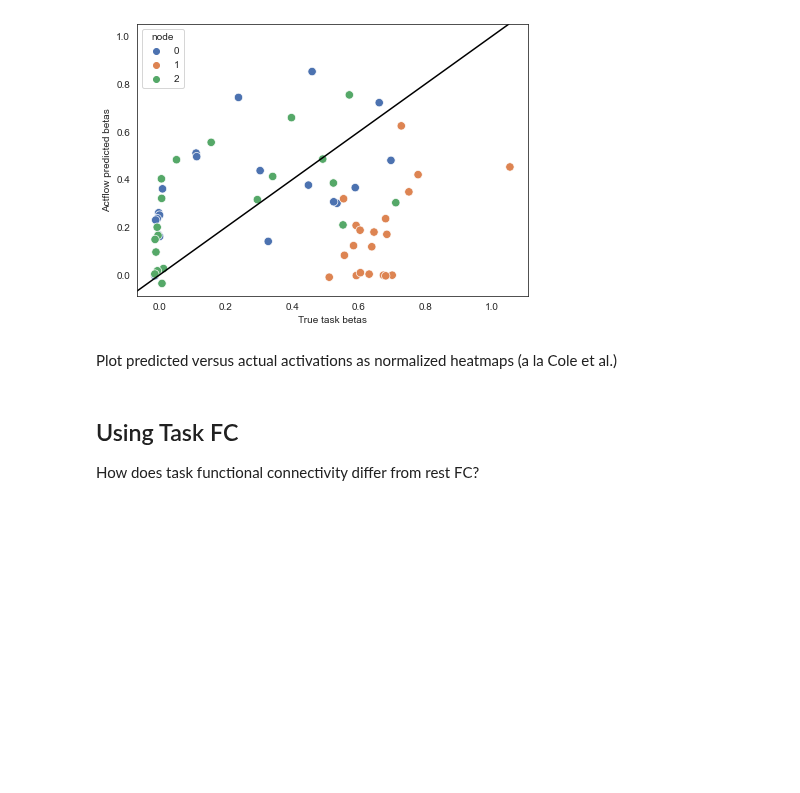
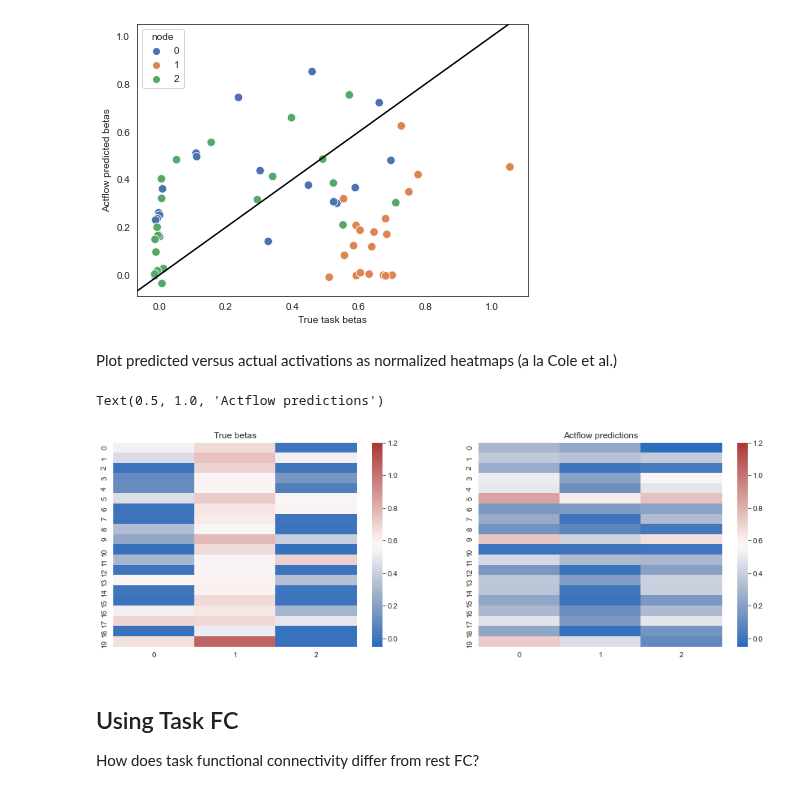
Before and after one commit to zenkavi/NeuralMassModels, a Jupyter notebook: notebooks/simulations/NB0_True_vs_functional_connectivity.ipynb, the cells around one changed output. Saved outputs shown, nothing was run; the diff lists cells and outputs as text; code cells hidden in the pictures; blank space fills up the shorter version.

Commit message:
added heatmaps of sims

```diff
--- a/notebooks/simulations/NB0_True_vs_functional_connectivity.ipynb
+++ b/notebooks/simulations/NB0_True_vs_functional_connectivity.ipynb
@@ -256,6 +256,18 @@ Text(0, 0.5, 'Actflow predicted betas')
 [figure]
 # %% [markdown]
 Plot predicted versus actual activations as normalized heatmaps (a la Cole et al.)
+# %%
+plt.rcParams["figure.figsize"][0] = 16
+plt.rcParams["figure.figsize"][1] = 5
+fig, a = plt.subplots(1, 2)
+
+sns.heatmap(pd.DataFrame(np.vstack(task_betas)), ax=a[0], vmin=-.05, vmax=1.2, cmap="vlag")
+a[0].set_title('True betas')
+sns.heatmap(pd.DataFrame(np.vstack(actflow_preds)), ax=a[1], vmin=-.05, vmax=1.2, cmap="vlag")
+a[1].set_title('Actflow predictions')
+# %% [output]
+Text(0.5, 1.0, 'Actflow predictions')
+[figure, added]
 # %% [markdown]
 ## Using Task FC
 
```
